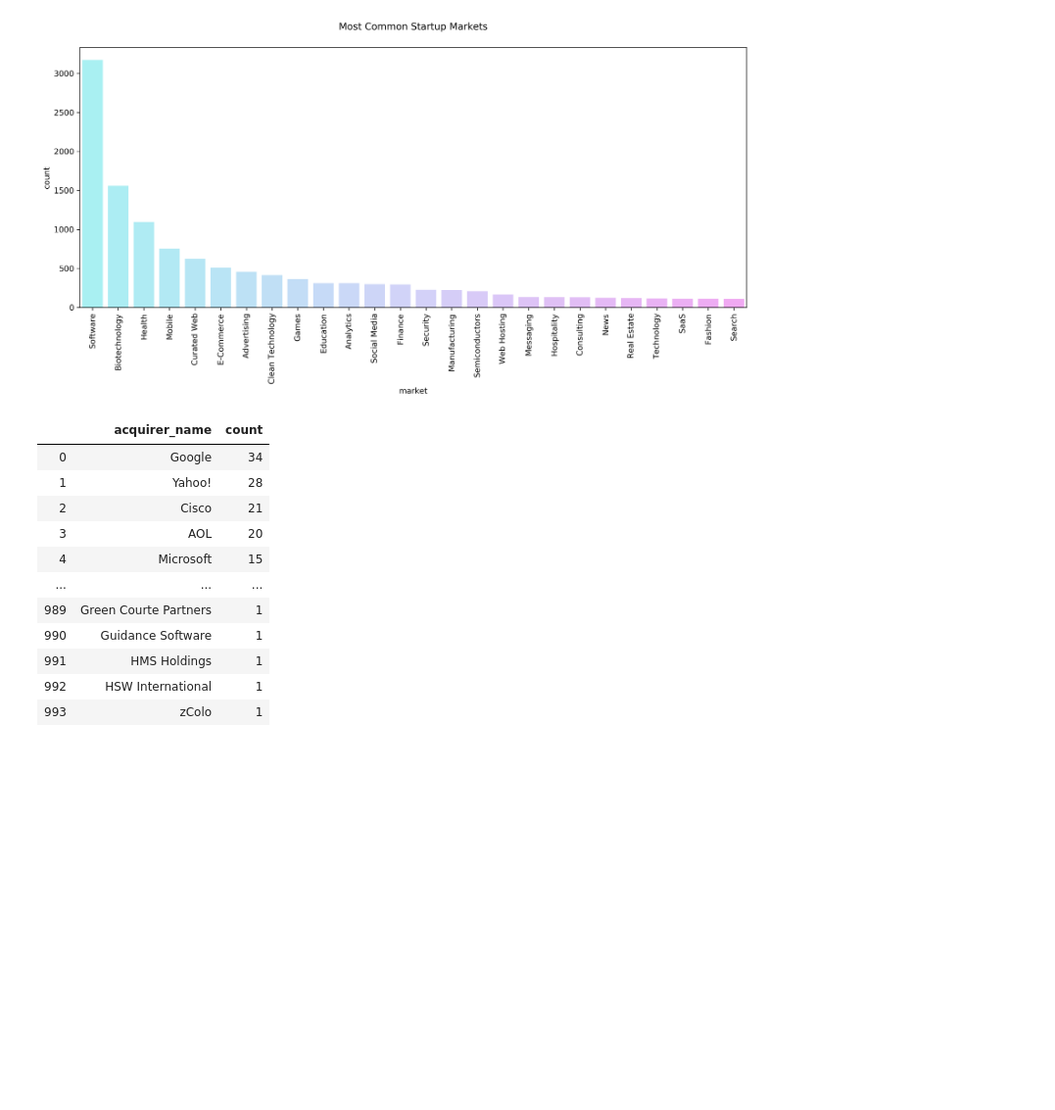
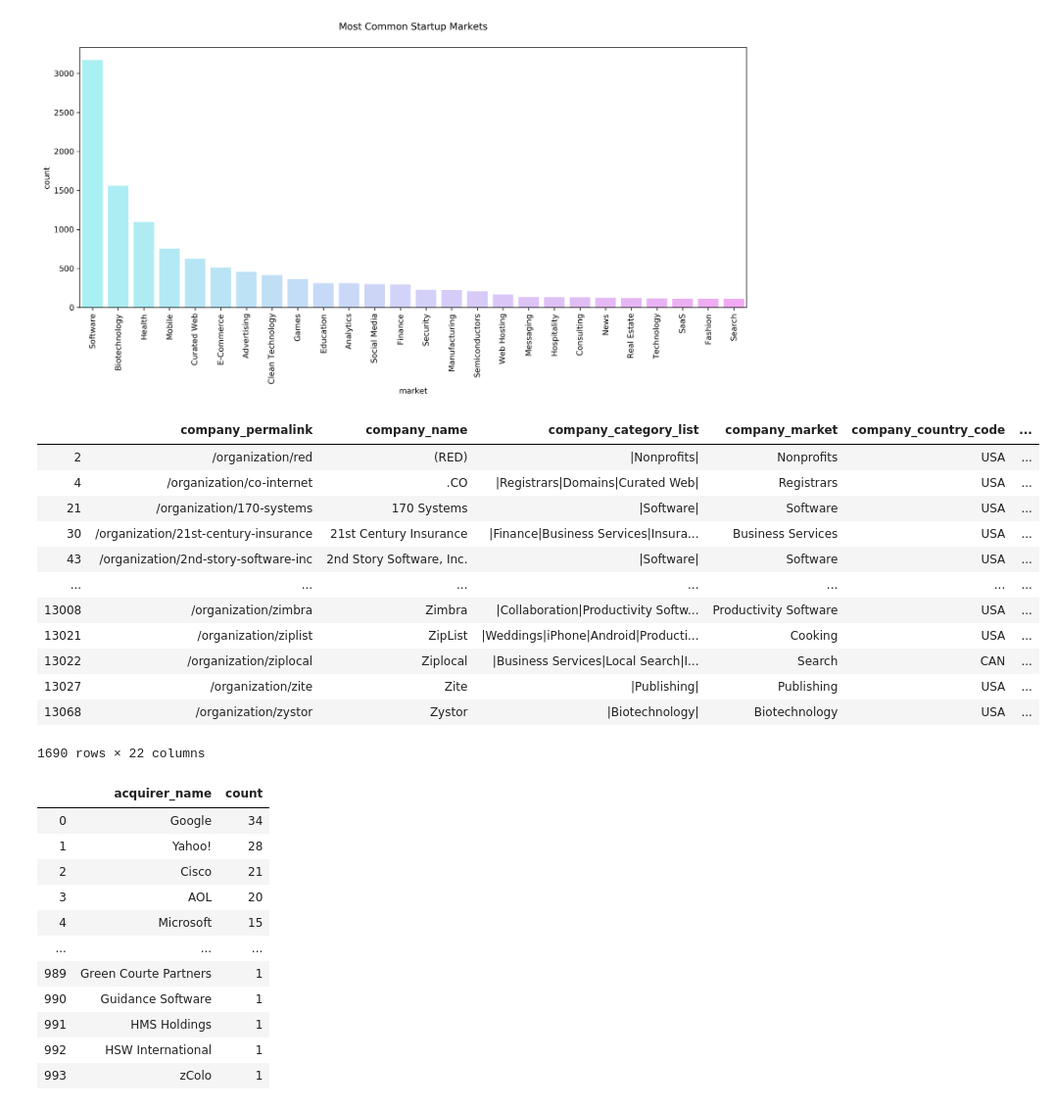
Before and after one commit to jjhuang22/cs171-final-project, a Jupyter notebook: data/EDA.ipynb, the cells around one changed output. Shown: that part at 98% size. Drawn from its saved outputs; the diff is of its cells as text; code cells hidden in the pictures; blank space fills up the shorter version.

```diff
--- a/data/EDA.ipynb
+++ b/data/EDA.ipynb
@@ -205,6 +205,22 @@ aquisitions_df['acquirer_name'] = aquisitions_df['acquirer_name'].apply(lambda x
 aquisitions_df['price_amount'] = aquisitions_df['price_amount'].apply(lambda x: x.replace(',', '').strip())
 # %%
 aquisitions_df.to_csv("acquisitions_final.csv")
+# %%
+aquisitions_df
+# %% [output]
+|  | company_permalink | company_name | company_category_list | company_market | company_country_code | ... |
+| 2 | /organization/red | (RED) | |Nonprofits| | Nonprofits | USA | ... |
+| 4 | /organization/co-internet | .CO | |Registrars|Domains|Curated Web| | Registrars | USA | ... |
+| 21 | /organization/170-systems | 170 Systems | |Software| | Software | USA | ... |
+| 30 | /organization/21st-century-insurance | 21st Century Insurance | |Finance|Business Services|Insura... | Business Services | USA | ... |
+| 43 | /organization/2nd-story-software-inc | 2nd Story Software, Inc. | |Software| | Software | USA | ... |
+| ... | ... | ... | ... | ... | ... | ... |
+| 13008 | /organization/zimbra | Zimbra | |Collaboration|Productivity Softw... | Productivity Software | USA | ... |
+| 13021 | /organization/ziplist | ZipList | |Weddings|iPhone|Android|Producti... | Cooking | USA | ... |
+| 13022 | /organization/ziplocal | Ziplocal | |Business Services|Local Search|I... | Search | CAN | ... |
+| 13027 | /organization/zite | Zite | |Publishing| | Publishing | USA | ... |
+| 13068 | /organization/zystor | Zystor | |Biotechnology| | Biotechnology | USA | ... |
+1690 rows × 22 columns
 # %%
 bigCompanies = pd.DataFrame(aquisitions_df.groupby('acquirer_name')['acquirer_name'].count())
 bigCompanies.rename(columns={'acquirer_name': 'count'}, inplace=True)
```
Also changed, not shown: 4 other files.
